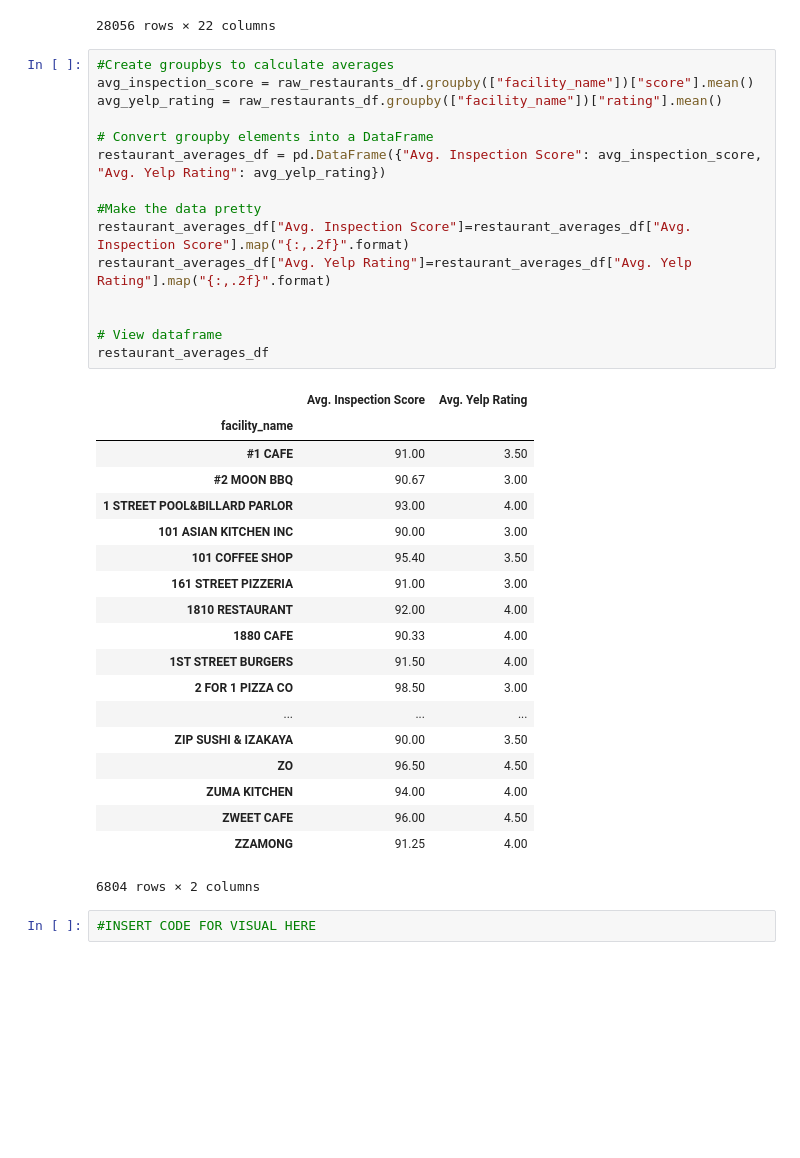
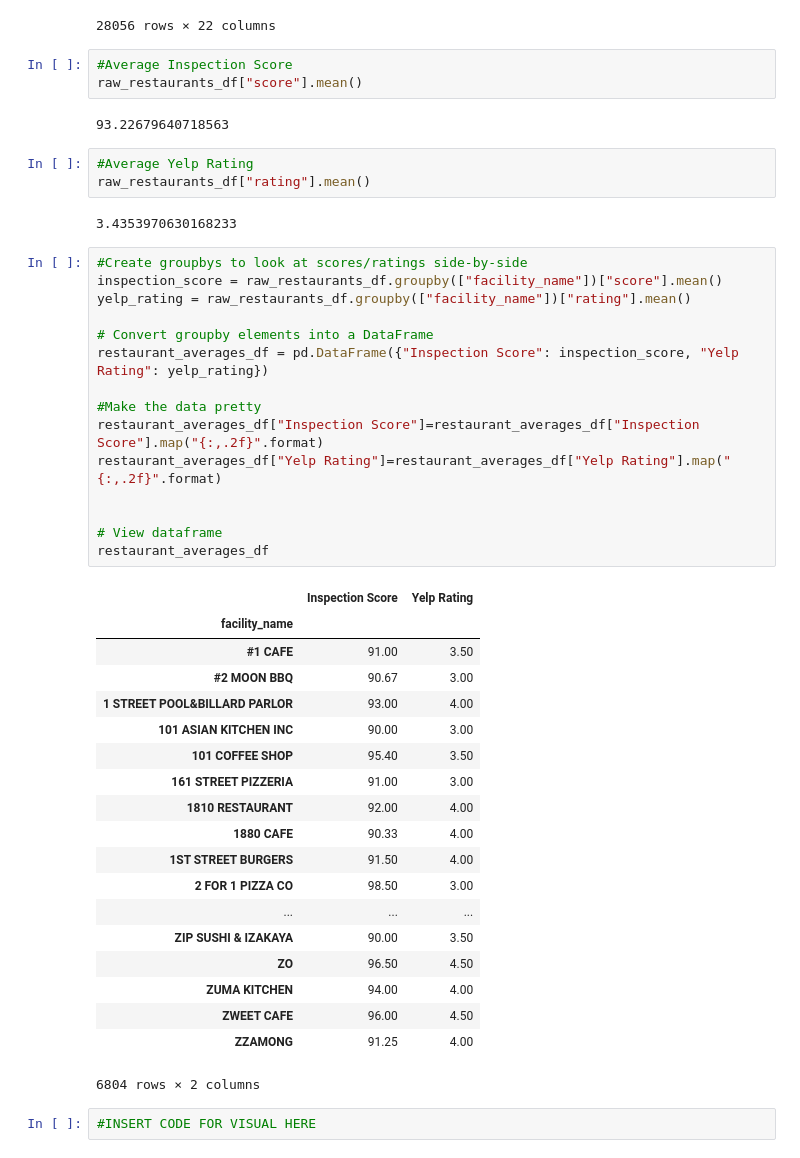
Before and after one commit to bagussoeprapto/yelp-i-got-food-poisoning, a Jupyter notebook: Big_Eats_Project_v1.ipynb, the cells around one changed output. Saved outputs shown, nothing was run; the diff lists cells and outputs as text; blank space fills up the shorter version.

Commit message:
Scores, Ratings, and some clean-up
Wonky problems ... even though I dropped/renamed columns, still needed to use old headers

```diff
--- a/Big_Eats_Project_v1.ipynb
+++ b/Big_Eats_Project_v1.ipynb
@@ -111,23 +111,33 @@ raw_restaurants_df.drop(["serial_number", "service_code", "service_description",
 | 28054 | 3697 | 10/01/2015 12:00:00 AM | 965 N VIGNES ST STE #6 | LOS ANGELES | FA0030530 | RICHIE'S CAFE & GRILL | CA | 90012 | ['Breakfast & Brunch', 'Burgers',... | ... |
 | 28055 | 3698 | 10/01/2015 12:00:00 AM | 434 N ALVARADO ST | LOS ANGELES | FA0042748 | OSTIONERIA COLIMA #2 | CA | 90026 | ['Mexican', 'Seafood'] | ... |
 28056 rows × 22 columns
+# %%
+#Average Inspection Score
+raw_restaurants_df["score"].mean()
+# %% [output]
+93.22679640718563
+# %%
+#Average Yelp Rating
+raw_restaurants_df["rating"].mean()
+# %% [output]
+3.4353970630168233
 # %%
-#Create groupbys to calculate averages
-avg_inspection_score = raw_restaurants_df.groupby(["facility_name"])["score"].mean()
-avg_yelp_rating = raw_restaurants_df.groupby(["facility_name"])["rating"].mean()
+#Create groupbys to look at scores/ratings side-by-side
+inspection_score = raw_restaurants_df.groupby(["facility_name"])["score"].mean()
+yelp_rating = raw_restaurants_df.groupby(["facility_name"])["rating"].mean()
 
 # Convert groupby elements into a DataFrame
-restaurant_averages_df = pd.DataFrame({"Avg. Inspection Score": avg_inspection_score, "Avg. Yelp Rating": avg_yelp_rating})
+restaurant_averages_df = pd.DataFrame({"Inspection Score": inspection_score, "Yelp Rating": yelp_rating})
 
 #Make the data pretty
-restaurant_averages_df["Avg. Inspection Score"]=restaurant_averages_df["Avg. Inspection Score"].map("{:,.2f}".format)
-restaurant_averages_df["Avg. Yelp Rating"]=restaurant_averages_df["Avg. Yelp Rating"].map("{:,.2f}".format)
+restaurant_averages_df["Inspection Score"]=restaurant_averages_df["Inspection Score"].map("{:,.2f}".format)
+restaurant_averages_df["Yelp Rating"]=restaurant_averages_df["Yelp Rating"].map("{:,.2f}".format)
 
 
 # View dataframe
 restaurant_averages_df
 # %% [output]
-|  | Avg. Inspection Score | Avg. Yelp Rating |
+|  | Inspection Score | Yelp Rating |
 | facility_name |  |  |
 | #1 CAFE | 91.00 | 3.50 |
 | #2 MOON BBQ | 90.67 | 3.00 |
```
